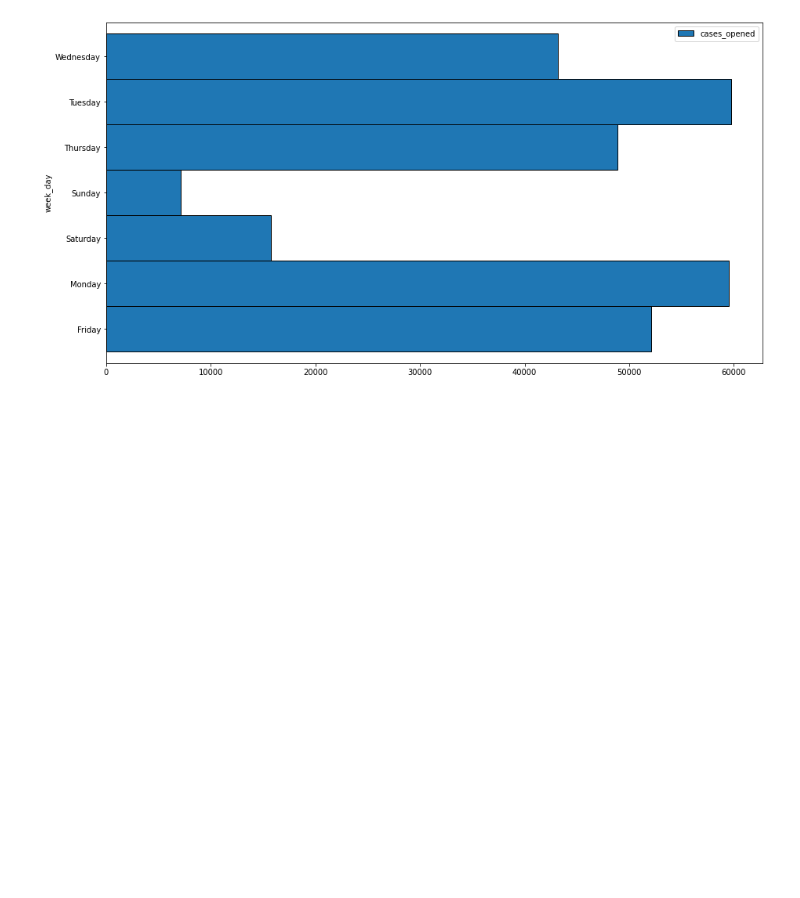
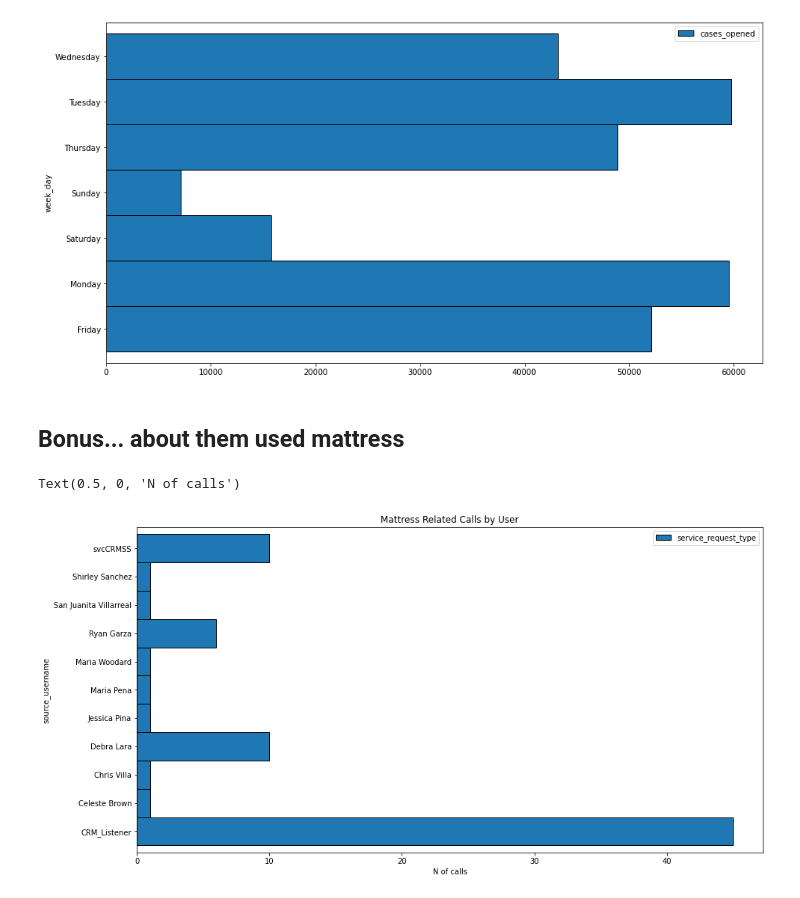
Before and after one commit to guedanie/distributed-ml, a Jupyter notebook: explore.ipynb, the cells around one changed output. Saved outputs shown, nothing was run; the diff lists cells and outputs as text; code cells hidden in the pictures; blank space fills up the shorter version.

Commit message:
finished bonus questions

```diff
--- a/explore.ipynb
+++ b/explore.ipynb
@@ -316,3 +316,23 @@ ts.groupby("week_day").sum().plot.barh(width=1, edgecolor="black", figsize=(15,
 # %% [output]
 <matplotlib.axes._subplots.AxesSubplot at 0x...>
 [figure]
+# %% [markdown]
+## Bonus... about them used mattress
+# %%
+# What user has had the most "mattress related calls
+(
+    df.filter(df.service_request_type.contains("Mattress"))
+    .select(df.service_request_type, df.source_username)
+    .toPandas()
+    .groupby("source_username")
+    .count()
+    .plot.barh(width=1, edgecolor="black", figsize=(15, 8))
+
+
+)
+
+plt.title("Mattress Related Calls by User")
+plt.xlabel("N of calls")
+# %% [output]
+Text(0.5, 0, 'N of calls')
+[figure, added]
```
